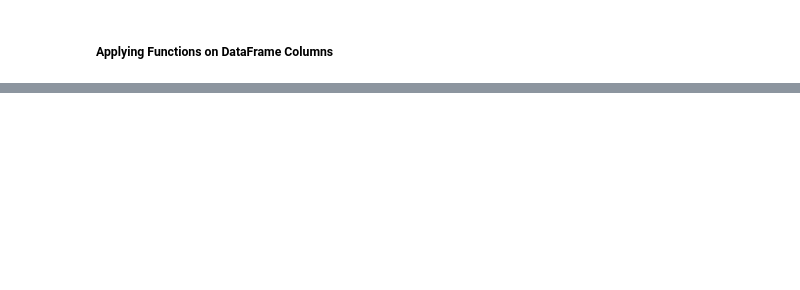
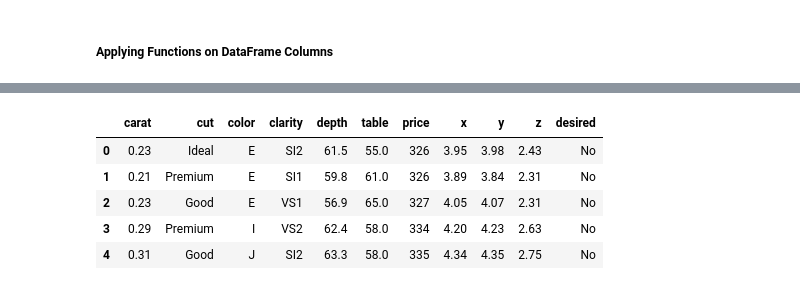
Before and after one commit to leo-reyna/Python, a Jupyter notebook: Jupyter Notebooks/Interactive Data Visualization with Python/Chapter 1.ipynb, the cells around one changed output, grey strips where cells are left out. Saved outputs shown, nothing was run; the diff lists cells and outputs as text; code cells hidden in the pictures; blank space fills up the shorter version.

```diff
--- a/Jupyter Notebooks/Interactive Data Visualization with Python/Chapter 1.ipynb
+++ b/Jupyter Notebooks/Interactive Data Visualization with Python/Chapter 1.ipynb
@@ -157,0 +191,24 @@ diamonds_df.head()
+# %%
+# Suppose we are interested in buying diamonds that have an Ideal cut and a color
+# of D (entirely colorless). This exercise is for adding a new column, desired to the
+# DataFrame, whose value will be yes if our criteria are satisfied and no if not satisfied.
+
+import seaborn as sns
+import pandas as pd
+
+diamonds_df_exercise = sns.load_dataset("diamonds") # Load the diamonds dataset from seaborn
+# Write a function to determine whether a record, x, is desired or not
+
+def is_desired(x):
+    bool_var = 'Yes' if (x['cut'] == 'ideal' and x['color'] == 'D') else 'No'
+    return bool_var
+
+diamonds_df_exercise['desired'] = diamonds_df_exercise.apply(is_desired, axis=1) # A new column 'desired' is created in the dataframe. Apply the function to each row of the dataframe
+diamonds_df_exercise.head() # Display the first 5 rows of the dataframe
+# %% [output]
+|  | carat | cut | color | clarity | depth | table | price | x | y | z | desired |
+| 0 | 0.23 | Ideal | E | SI2 | 61.5 | 55.0 | 326 | 3.95 | 3.98 | 2.43 | No |
+| 1 | 0.21 | Premium | E | SI1 | 59.8 | 61.0 | 326 | 3.89 | 3.84 | 2.31 | No |
+| 2 | 0.23 | Good | E | VS1 | 56.9 | 65.0 | 327 | 4.05 | 4.07 | 2.31 | No |
+| 3 | 0.29 | Premium | I | VS2 | 62.4 | 58.0 | 334 | 4.20 | 4.23 | 2.63 | No |
+| 4 | 0.31 | Good | J | SI2 | 63.3 | 58.0 | 335 | 4.34 | 4.35 | 2.75 | No |
```
Also changed, not shown: parts of 5 cells of this notebook.
